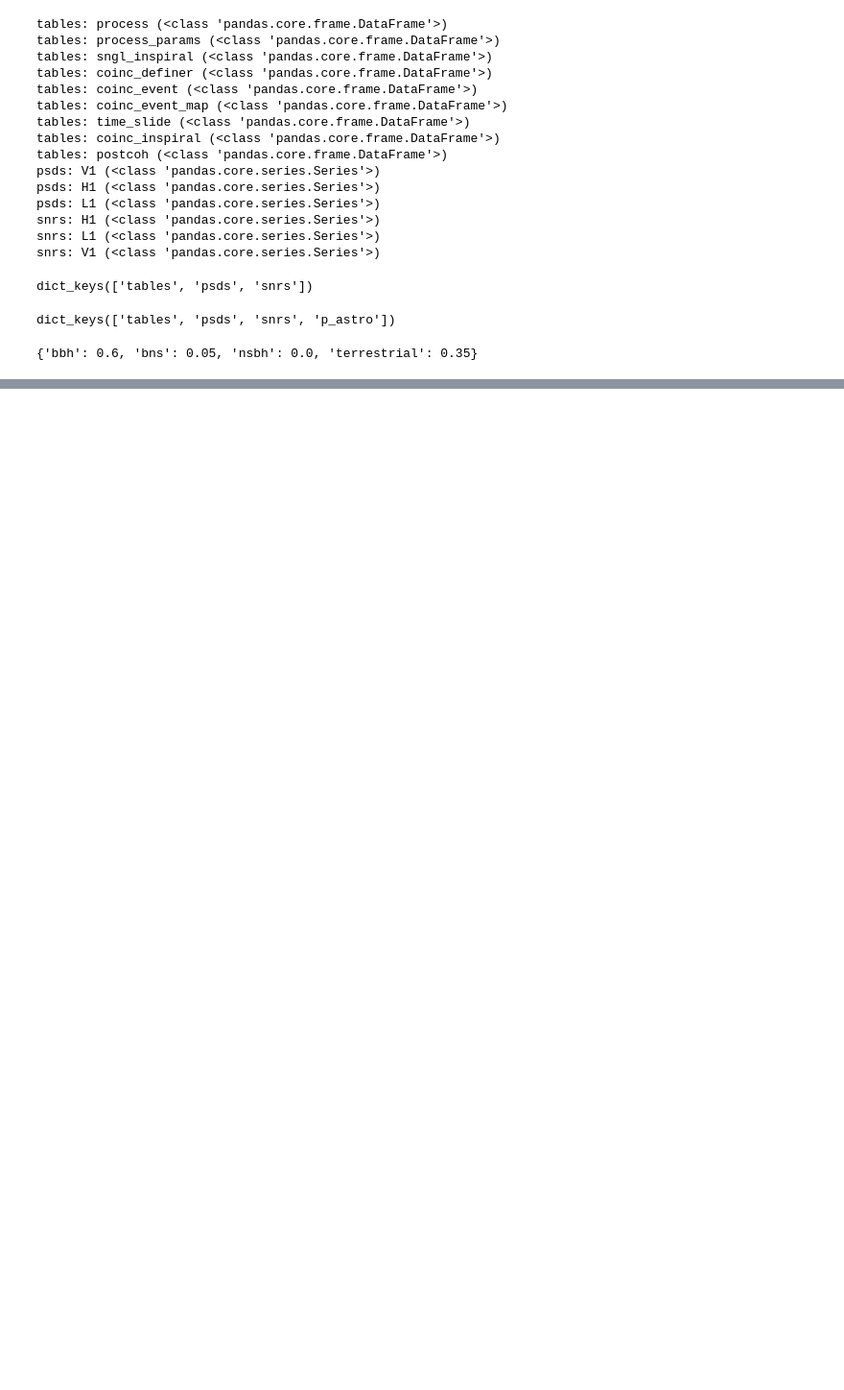
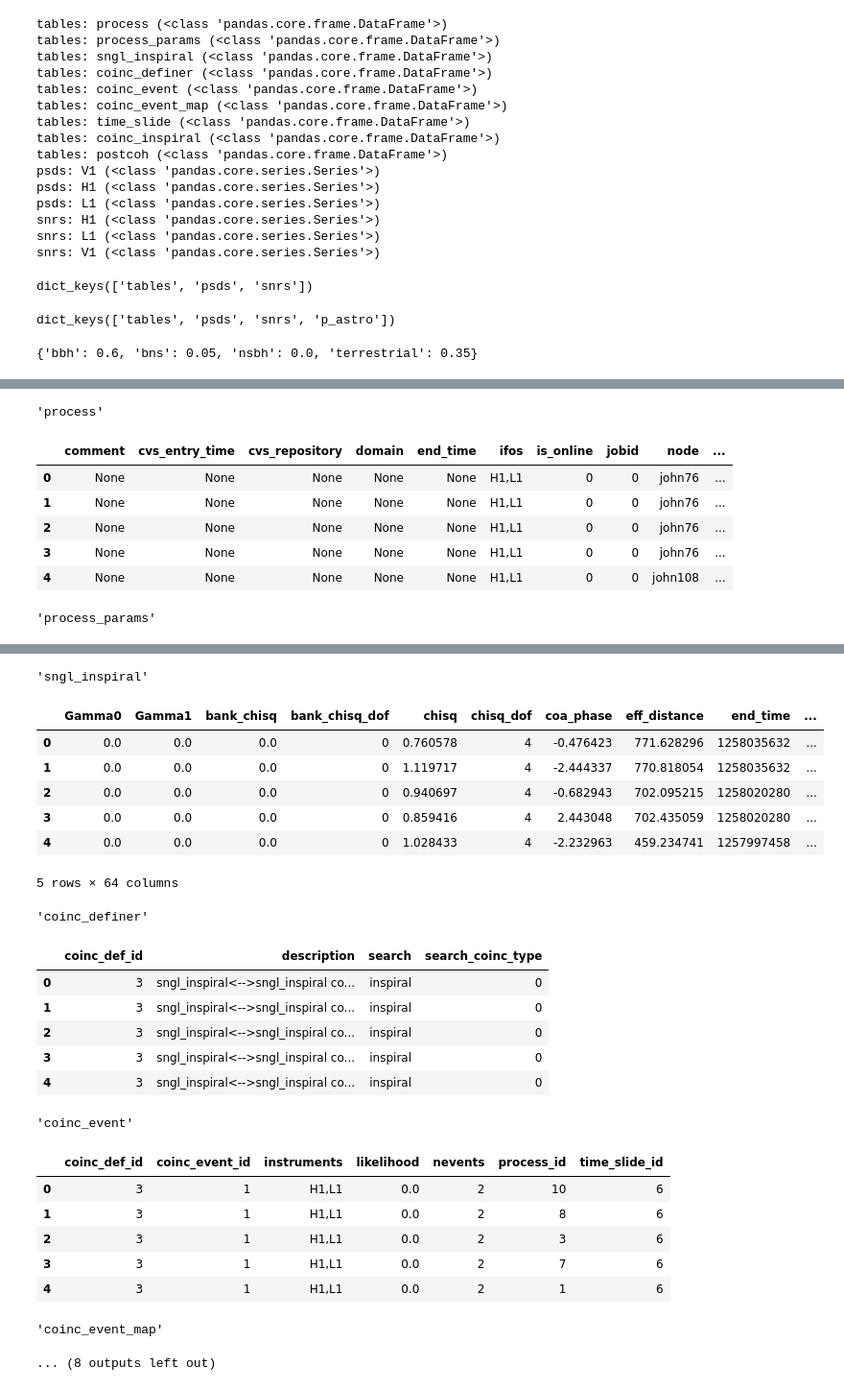
Before and after one commit to tanghyd/spiir, a Jupyter notebook: share/notebooks/ligolw.ipynb, the cells around one changed output, grey strips where cells are left out. Shown: that part at 96% size. Drawn from its saved outputs; the diff is of its cells as text; code cells hidden in the pictures; blank space fills up the shorter version.

```diff
--- a/share/notebooks/ligolw.ipynb
+++ b/share/notebooks/ligolw.ipynb
@@ -109,3 +97,5 @@ bank_data = spiir.io.ligolw.load_tables_from_xmls(bank_paths)
 # %%
-detrsp_map_path = list(data_dir.glob("artifacts/*_detrsp_map.xml.gz"))[0]
+detrsp_map_path = list(data_dir.glob("pipeline/artifacts/*_detrsp_map.xml.gz"))[0]
 detrsp_map = spiir.io.ligolw.load_arrays_from_xmls(detrsp_map_path)
+for key, array in detrsp_map.items():
+    print(f"{key}: {array.shape}")
@@ -112,3 +120,5 @@ detrsp_map = spiir.io.ligolw.load_arrays_from_xmls(detrsp_map_path)
 # %%
-prob_map_path = list(data_dir.glob("artifacts/*_prob_map.xml.gz"))[0]
+prob_map_path = list(data_dir.glob("pipeline/artifacts/*_prob_map.xml.gz"))[0]
 prob_map = spiir.io.ligolw.load_arrays_from_xmls(prob_map_path)
+for key, array in prob_map.items():
+    print(f"{key}: {array.shape}")
@@ -115,3 +143,5 @@ prob_map = spiir.io.ligolw.load_arrays_from_xmls(prob_map_path)
 # %%
-segments_path = list(data_dir.glob("HL_000/*_SEGMENTS_*.xml.gz"))[0]
+segments_path = list(data_dir.glob("pipeline/HL_000/*_SEGMENTS_*.xml.gz"))[0]
 segments_data = spiir.io.ligolw.load_tables_from_xmls(segments_path)
+for key, table in segments_data.items():
+    display(key, table.head())
@@ -118,3 +167,5 @@ segments_data = spiir.io.ligolw.load_tables_from_xmls(segments_path)
 # %%
-psd_path = list(data_dir.glob("artifacts/*-REF_PSD-*.xml.gz"))[0]
+psd_path = list(data_dir.glob("pipeline/artifacts/*-REF_PSD-*.xml.gz"))[0]
 psd_data = spiir.io.ligolw.array.load_psd_series_from_xml(psd_path)
+for key, series in psd_data.items():
+    display(series.head())
@@ -121,3 +194,14 @@ psd_data = spiir.io.ligolw.array.load_psd_series_from_xml(psd_path)
 # %%
-coinc_paths = list(data_dir.glob("coinc/*.xml"))
+coinc_paths = list(data_dir.glob("pipeline/coinc/*.xml"))
 coincs_data = spiir.io.ligolw.load_tables_from_xmls(coinc_paths, verbose=True)
+for key, table in coincs_data.items():
+    display(key, table.head())
+# %% [output]
+'process'
+|  | comment | cvs_entry_time | cvs_repository | domain | end_time | ifos | is_online | jobid | node | ... |
+| 0 | None | None | None | None | None | H1,L1 | 0 | 0 | john76 | ... |
+| 1 | None | None | None | None | None | H1,L1 | 0 | 0 | john76 | ... |
+| 2 | None | None | None | None | None | H1,L1 | 0 | 0 | john76 | ... |
+| 3 | None | None | None | None | None | H1,L1 | 0 | 0 | john76 | ... |
+| 4 | None | None | None | None | None | H1,L1 | 0 | 0 | john108 | ... |
+'process_params'
@@ -124 +214,25 @@ coincs_data = spiir.io.ligolw.load_tables_from_xmls(coinc_paths, verbose=True)
+'sngl_inspiral'
+|  | Gamma0 | Gamma1 | bank_chisq | bank_chisq_dof | chisq | chisq_dof | coa_phase | eff_distance | end_time | ... |
+| 0 | 0.0 | 0.0 | 0.0 | 0 | 0.760578 | 4 | -0.476423 | 771.628296 | 1258035632 | ... |
+| 1 | 0.0 | 0.0 | 0.0 | 0 | 1.119717 | 4 | -2.444337 | 770.818054 | 1258035632 | ... |
+| 2 | 0.0 | 0.0 | 0.0 | 0 | 0.940697 | 4 | -0.682943 | 702.095215 | 1258020280 | ... |
+| 3 | 0.0 | 0.0 | 0.0 | 0 | 0.859416 | 4 | 2.443048 | 702.435059 | 1258020280 | ... |
+| 4 | 0.0 | 0.0 | 0.0 | 0 | 1.028433 | 4 | -2.232963 | 459.234741 | 1257997458 | ... |
+5 rows × 64 columns
+'coinc_definer'
+|  | coinc_def_id | description | search | search_coinc_type |
+| 0 | 3 | sngl_inspiral<-->sngl_inspiral co... | inspiral | 0 |
+| 1 | 3 | sngl_inspiral<-->sngl_inspiral co... | inspiral | 0 |
+| 2 | 3 | sngl_inspiral<-->sngl_inspiral co... | inspiral | 0 |
+| 3 | 3 | sngl_inspiral<-->sngl_inspiral co... | inspiral | 0 |
+| 4 | 3 | sngl_inspiral<-->sngl_inspiral co... | inspiral | 0 |
+'coinc_event'
+|  | coinc_def_id | coinc_event_id | instruments | likelihood | nevents | process_id | time_slide_id |
+| 0 | 3 | 1 | H1,L1 | 0.0 | 2 | 10 | 6 |
+| 1 | 3 | 1 | H1,L1 | 0.0 | 2 | 8 | 6 |
+| 2 | 3 | 1 | H1,L1 | 0.0 | 2 | 3 | 6 |
+| 3 | 3 | 1 | H1,L1 | 0.0 | 2 | 7 | 6 |
+| 4 | 3 | 1 | H1,L1 | 0.0 | 2 | 1 | 6 |
+'coinc_event_map'
+... (8 outputs left out)
 # %%
```
Also changed, not shown: parts of 17 cells of this notebook, 6 other files.
